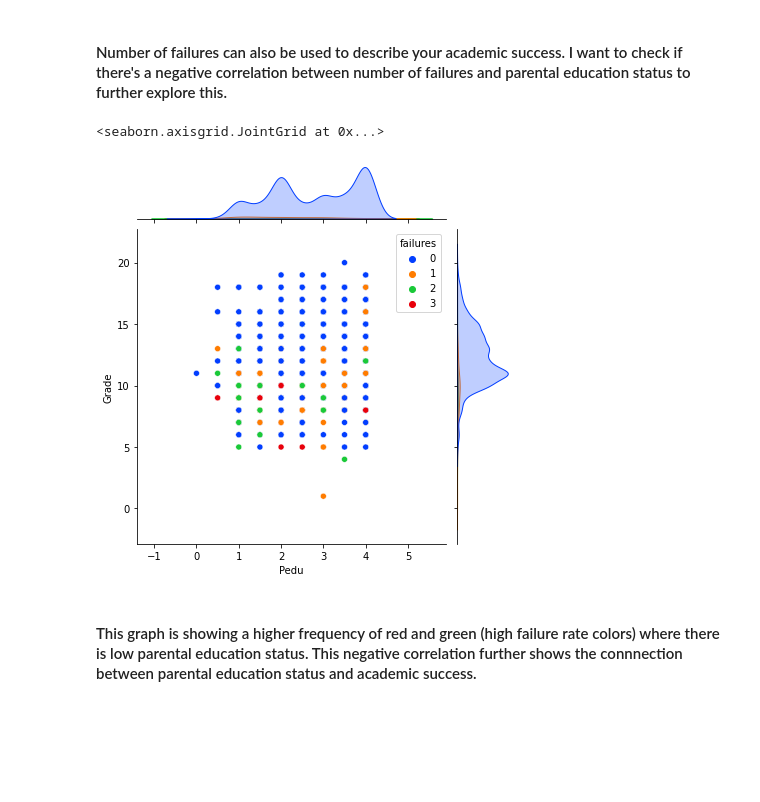
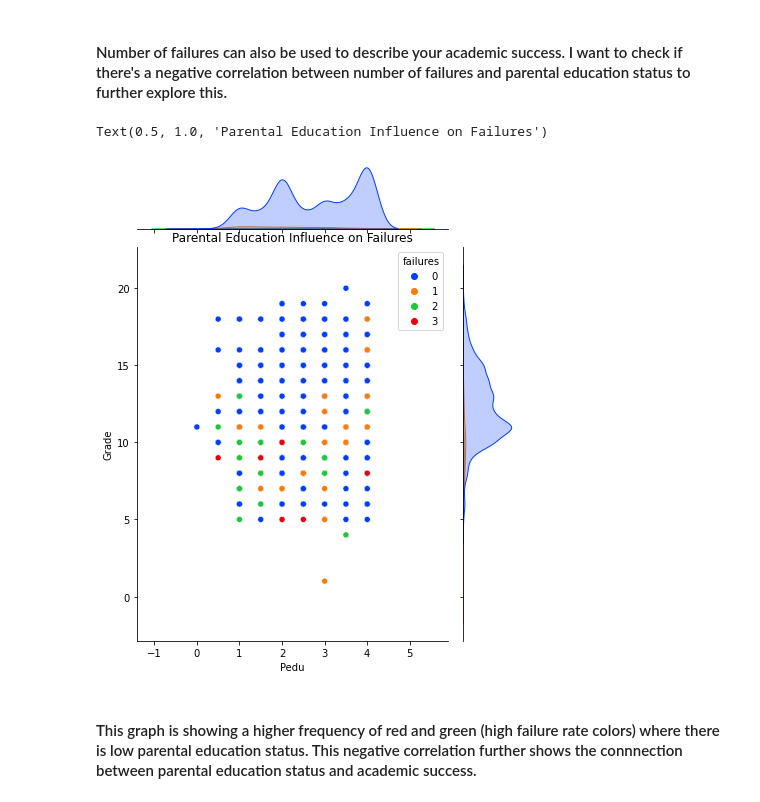
Before and after one commit to ubco-W2022T1-cosc301/project-group33, a Jupyter notebook: notebooks/analysis2.ipynb, the cells around one changed output. Cells and saved outputs as stored; diff of their text form; code cells hidden in the pictures; blank space fills up the shorter version.

Commit message:
Added titles

```diff
--- a/notebooks/analysis2.ipynb
+++ b/notebooks/analysis2.ipynb
@@ -202,10 +206,13 @@ Text(27.0, 0.5, 'Grade')
 # %% [markdown]
 #### Number of failures can also be used to describe your academic success. I want to check if there's a negative correlation between number of failures and parental education status to further explore this.
 # %%
-sns.jointplot(data=df, x="Pedu", y="Grade", hue="failures", palette = 'bright')
+p = sns.jointplot(data=df, x="Pedu", y="Grade", hue="failures", palette = 'bright')
+p.fig.tight_layout()
+p.fig.subplots_adjust(top=1.2)
+plt.title("Parental Education Influence on Failures")
 # %% [output]
-<seaborn.axisgrid.JointGrid at 0x...>
+Text(0.5, 1.0, 'Parental Education Influence on Failures')
-[figure, old version]
+[figure, new version]
 # %% [markdown]
 #### This graph is showing a higher frequency of red and green (high failure rate colors) where there is low parental education status. This negative correlation further shows the connnection between parental education status and academic success.
 # %%
```
Also changed, not shown: parts of 7 cells of this notebook, 1 other file.
